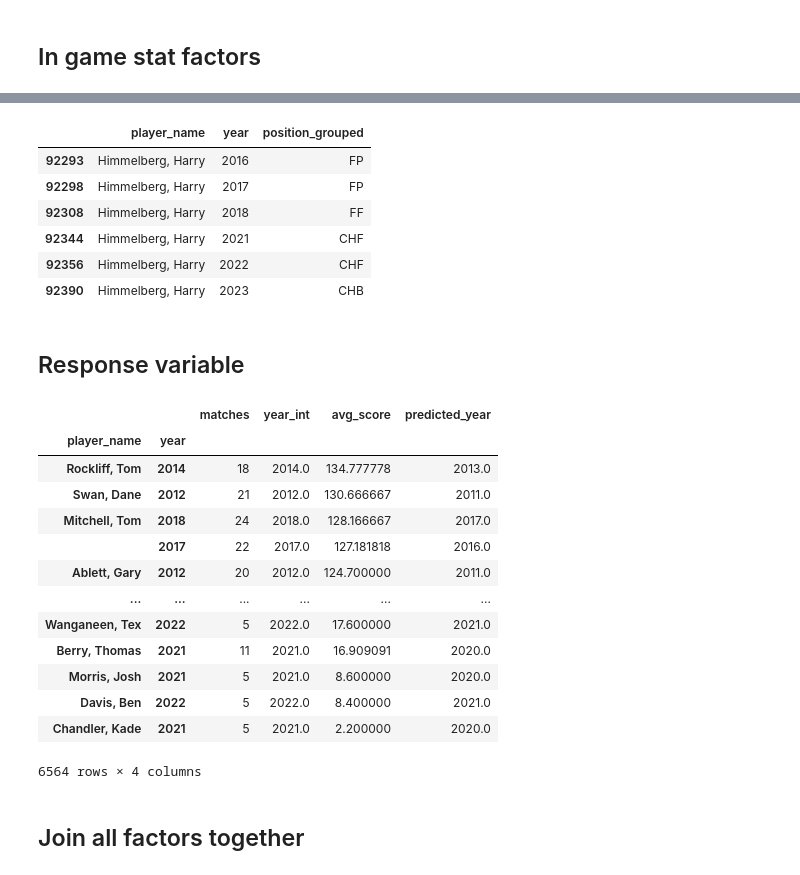
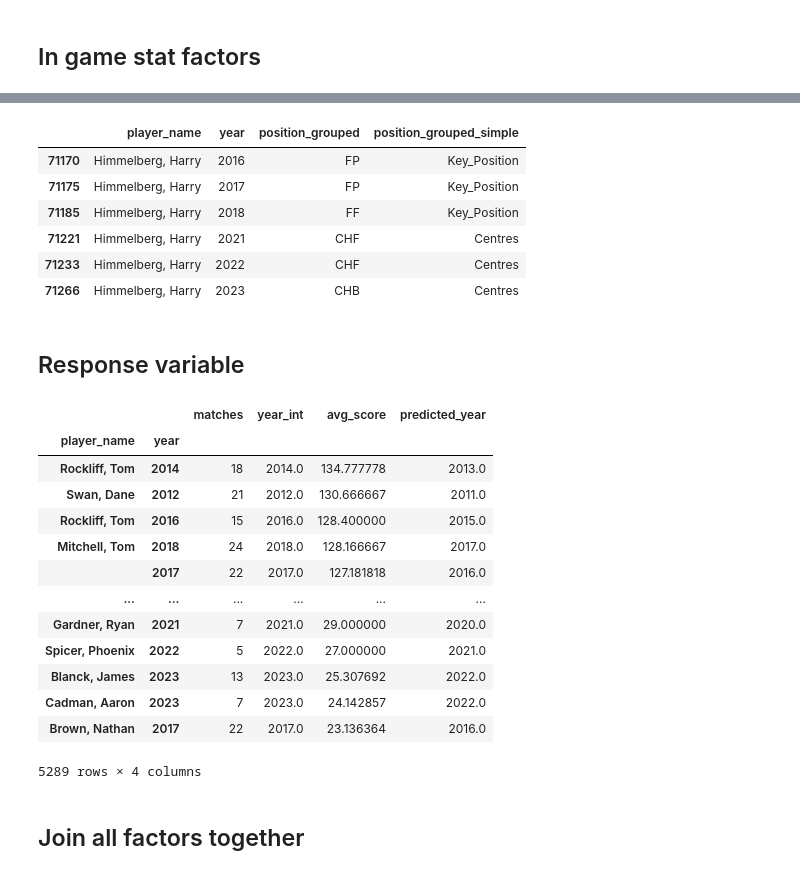
Before and after one commit to malikpri90/Outside_Work, a Jupyter notebook: AFL Fantasy/Factor_build.ipynb, the cells around one changed output, grey strips where cells are left out. Drawn from its saved outputs; the diff is of its cells as text; code cells hidden in the pictures.

```diff
--- a/AFL Fantasy/Factor_build.ipynb
+++ b/AFL Fantasy/Factor_build.ipynb
@@ -10,7 +10,8 @@ df = pd.read_csv(r'C:\Users\anoble\Git\Outside_Work\AFL Fantasy\Data\Inputs\fryz
 df['year'] = pd.DatetimeIndex(df['match_date']).year
 
 ## Filter to only games from 2010 onwards. Remove shortened season stats (2019 preds and 2020 stats)
-df = df.query('year >= 2010').query('year != 2019').query('year != 2020')
+
+df = df.query('year >= 2012')\
 
 ## Read in Player Database
 players = pd.read_csv(r'C:\Users\anoble\Git\Outside_Work\AFL Fantasy\Data\Inputs\player_ages.csv')
@@ -79,0 +52,26 @@ player_summ
+# %%
+## Remove COVID impacted years. Apply TOG > 60%. Filter to only scores in decent weather conditions
+
+joined_data= joined_data.query('year != 2019')\
+        .query('year != 2020')\
+        .query('time_on_ground_percentage > 60')\
+        # .query('match_weather_type == ["MOSTLY_SUNNY", "OVERCAST","MOSTLY_CLEAR","SUNNY"]')
+
+## Identify outlier scores (top / bottom 2 after applying first round of filters
+joined_data['score_rank_asc'] = joined_data.groupby(['player_name', 'year'])['afl_fantasy_score'].rank(method="first", ascending=True)
+joined_data['score_rank_desc'] = joined_data.groupby(['player_name', 'year'])['afl_fantasy_score'].rank(method="first", ascending=False)
+
+
+matches_played = joined_data.groupby(['player_name','year']).agg(matches=('match_date', 'count'),year_played=('year', 'mean'))
+
+matches_played_min5 = matches_played.query('matches >=5')
+
+joined_data = joined_data.merge(matches_played, on =['player_name','year'], how='inner')
+
+# Remove outliers and seasons with fewer than 5 games
+
+joined_data['Percentile'] = joined_data['score_rank_asc'] / joined_data['matches']
+
+# joined_data = joined_data.query('0.15 <= Percentile <= 0.85')
+
+joined_data
@@ -422,40 +450,56 @@ position_data['position_grouped'] = np.select(
       'FB',
       'BP',
       'CHB',
       'HBF',
       'RUCK',
       'C',
       'W',
       'FF',
       'FP',
       'HFF',
       'CHF',
       'Ignore'
     ],
     default='Other'
      )
 
 ## Test no positions have not been allocated. Result = 0 rows
 # joined_data.query('position_grouped in ["Other"]')\
 #     .groupby(['player_position']).agg(matches=('match_date', 'count'))
 
 position_data['matches'] = position_data.groupby(['player_name', 'year','position_grouped'])['match_id'].transform('count')
 
 # Find most common position, ignoring sub and interchange scores
 position_data['rank'] = position_data.query('position_grouped not in ["Ignore"]').groupby(['player_name', 'year'])['matches'].rank(method="first", ascending=False)
 
 player_pos_yearly = position_data.query('rank == 1')[['player_name', 'year','position_grouped']]
 
+player_pos_yearly['position_grouped_simple'] = np.select(
+    [
+     player_pos_yearly['position_grouped'].isin(["FB", "BP","FF","FP"]),
+     player_pos_yearly['position_grouped'].isin(["CHB","CHF","C"]),
+     player_pos_yearly['position_grouped'].isin(["HBF", "W", "HFF"]),
+     player_pos_yearly['position_grouped'].isin(["RUCK"])
+    ],
+    [
+      'Key_Position',
+      'Centres',
+      'Wings_Flank',
+      'Ruck'
+    ],
+    default='Other'
+     )
+
 # Test output
 player_pos_yearly.query('player_name == "Himmelberg, Harry"')
 # %% [output]
-|  | player_name | year | position_grouped |
-| 92293 | Himmelberg, Harry | 2016 | FP |
-| 92298 | Himmelberg, Harry | 2017 | FP |
-| 92308 | Himmelberg, Harry | 2018 | FF |
-| 92344 | Himmelberg, Harry | 2021 | CHF |
-| 92356 | Himmelberg, Harry | 2022 | CHF |
-| 92390 | Himmelberg, Harry | 2023 | CHB |
+|  | player_name | year | position_grouped | position_grouped_simple |
+| 71170 | Himmelberg, Harry | 2016 | FP | Key_Position |
+| 71175 | Himmelberg, Harry | 2017 | FP | Key_Position |
+| 71185 | Himmelberg, Harry | 2018 | FF | Key_Position |
+| 71221 | Himmelberg, Harry | 2021 | CHF | Centres |
+| 71233 | Himmelberg, Harry | 2022 | CHF | Centres |
+| 71266 | Himmelberg, Harry | 2023 | CHB | Centres |
 # %% [markdown]
 ## Response variable
 # %%
@@ -473,16 +517,16 @@ response_var
 | player_name | year |  |  |  |  |
 | Rockliff, Tom | 2014 | 18 | 2014.0 | 134.777778 | 2013.0 |
 | Swan, Dane | 2012 | 21 | 2012.0 | 130.666667 | 2011.0 |
+| Rockliff, Tom | 2016 | 15 | 2016.0 | 128.400000 | 2015.0 |
 | Mitchell, Tom | 2018 | 24 | 2018.0 | 128.166667 | 2017.0 |
 |  | 2017 | 22 | 2017.0 | 127.181818 | 2016.0 |
-| Ablett, Gary | 2012 | 20 | 2012.0 | 124.700000 | 2011.0 |
 | ... | ... | ... | ... | ... | ... |
-| Wanganeen, Tex | 2022 | 5 | 2022.0 | 17.600000 | 2021.0 |
-| Berry, Thomas | 2021 | 11 | 2021.0 | 16.909091 | 2020.0 |
-| Morris, Josh | 2021 | 5 | 2021.0 | 8.600000 | 2020.0 |
-| Davis, Ben | 2022 | 5 | 2022.0 | 8.400000 | 2021.0 |
-| Chandler, Kade | 2021 | 5 | 2021.0 | 2.200000 | 2020.0 |
+| Gardner, Ryan | 2021 | 7 | 2021.0 | 29.000000 | 2020.0 |
+| Spicer, Phoenix | 2022 | 5 | 2022.0 | 27.000000 | 2021.0 |
+| Blanck, James | 2023 | 13 | 2023.0 | 25.307692 | 2022.0 |
+| Cadman, Aaron | 2023 | 7 | 2023.0 | 24.142857 | 2022.0 |
+| Brown, Nathan | 2017 | 22 | 2017.0 | 23.136364 | 2016.0 |
-6564 rows × 4 columns
+5289 rows × 4 columns
 # %% [markdown]
 ## Join all factors together
 # %%
```
Also changed, not shown: parts of 19 cells of this notebook, 1 other file.
